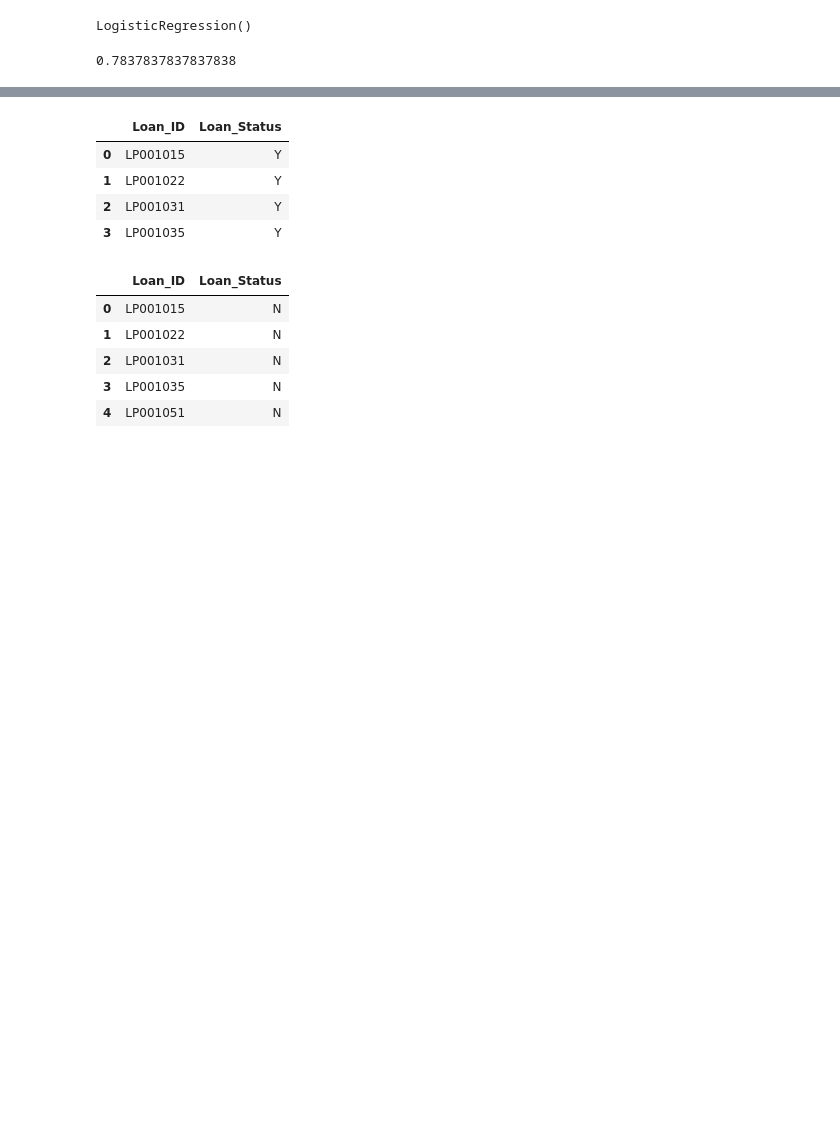
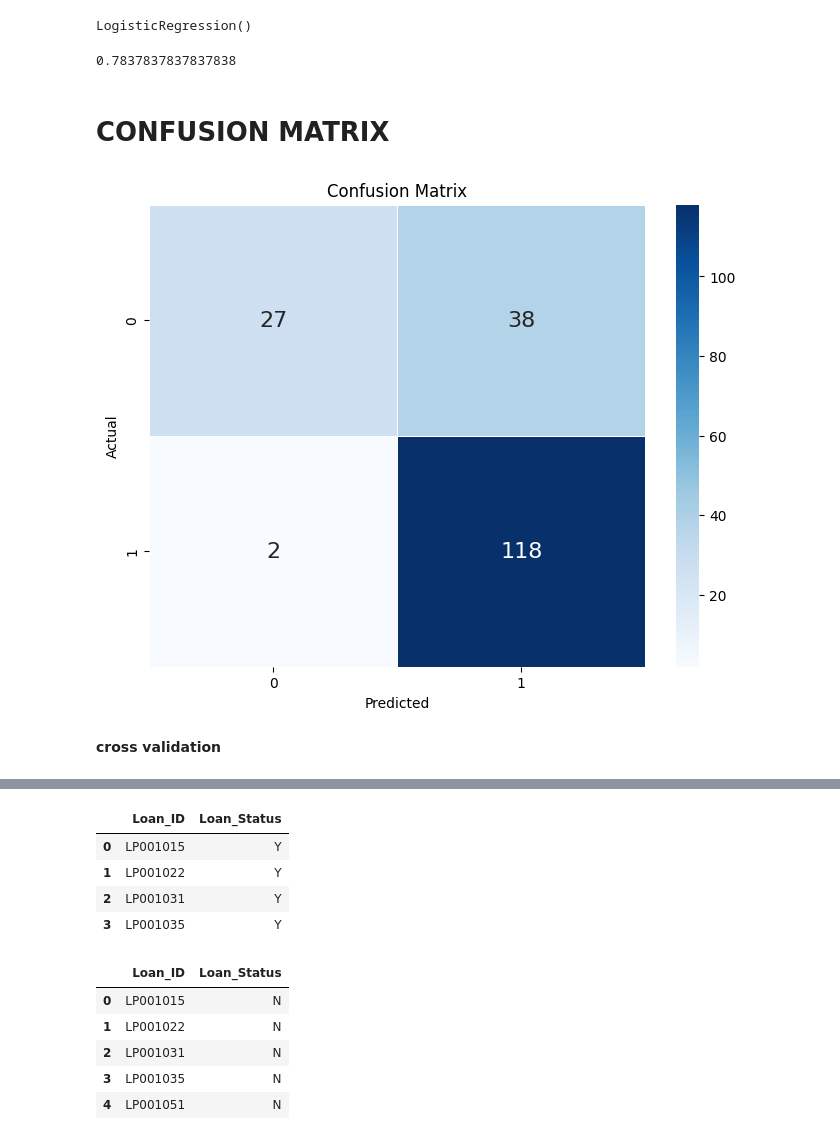
Before and after one commit to AdithyaRAmbady93/athar, a Jupyter notebook: Virtualcompetition2 (1).ipynb, the cells around one changed output, grey strips where cells are left out. Drawn from its saved outputs; the diff is of its cells as text; code cells hidden in the pictures; blank space fills up the shorter version.

```diff
--- a/Virtualcompetition2 (1).ipynb
+++ b/Virtualcompetition2 (1).ipynb
@@ -437 +442,22 @@ accuracy_score(y_cv,pred_cv)
 pred_test = model.predict(test)
+# %% [markdown]
+# CONFUSION MATRIX
+# %%
+from sklearn.metrics import confusion_matrix
+import seaborn as sns
+import matplotlib.pyplot as plt
+
+# Calculate the confusion matrix
+cm = confusion_matrix(y_cv, pred_cv)
+
+# Display the confusion matrix using a heatmap
+plt.figure(figsize=(8, 6))
+sns.heatmap(cm, annot=True, fmt='d', cmap='Blues', linewidths=.5, annot_kws={"size": 16})
+plt.title('Confusion Matrix')
+plt.xlabel('Predicted')
+plt.ylabel('Actual')
+plt.show()
+# %% [output]
+[figure, added]
+# %% [markdown]
+**cross validation**
```
Also changed, not shown: parts of 25 cells of this notebook.
